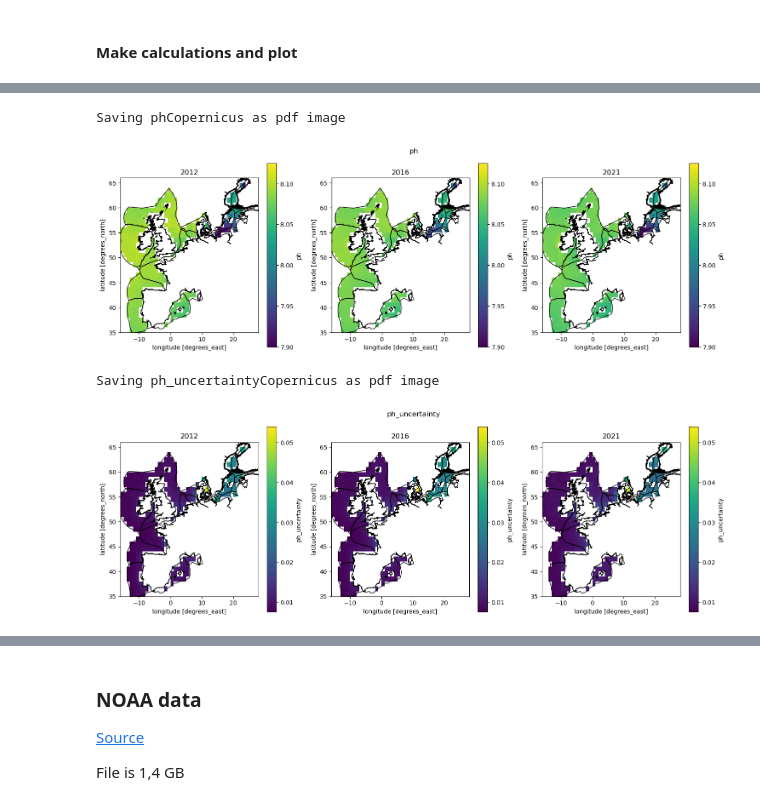
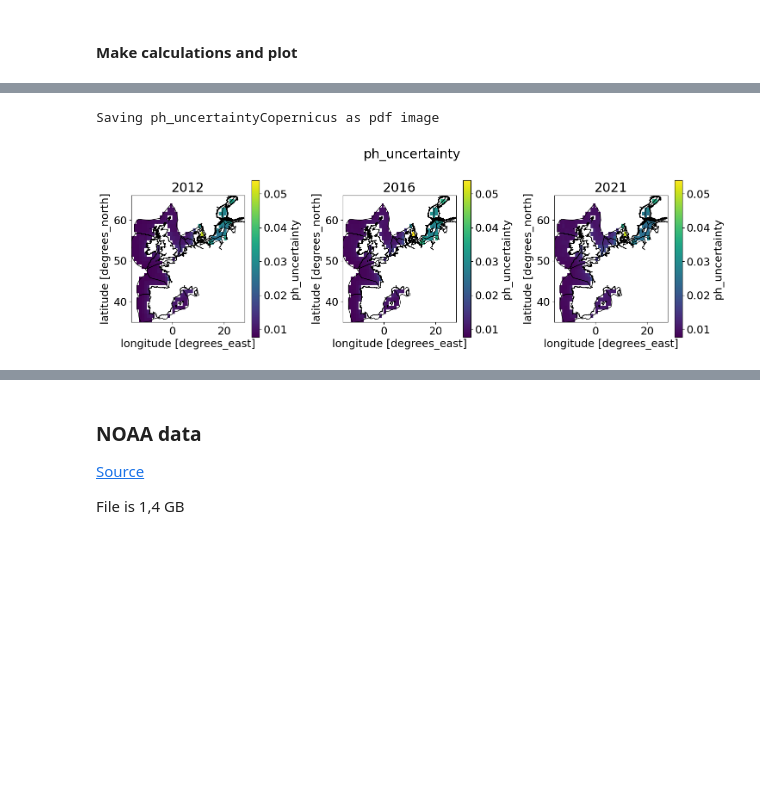
Before and after one commit to isaldiviagonzatti/sdg14, a Jupyter notebook: code/pHCountryLevel.ipynb, the cells around one changed output, grey strips where cells are left out. Saved outputs shown, nothing was run; the diff lists cells and outputs as text; code cells hidden in the pictures; blank space fills up the shorter version.

Commit message:
updated pH figures font size

```diff
--- a/code/pHCountryLevel.ipynb
+++ b/code/pHCountryLevel.ipynb
@@ -305,10 +307,9 @@ Saving ph_uncertaintyCopernicus as netcdf
 # %%
+plt.rcParams.update({'font.size': 18})
 plot(yearVarDict, years=["2012", "2016", "2021"])
 # %% [output]
-Saving phCopernicus as pdf image
+Saving ph_uncertaintyCopernicus as pdf image
-[figure, old version]
+[figure, new version]
-Saving ph_uncertaintyCopernicus as pdf image
-[figure, removed]
 # %%
 for var in varCountryYear.keys():
     varDf = pd.DataFrame(varCountryYear[var])
```
Also changed, not shown: parts of 4 cells of this notebook, 3 other files.
